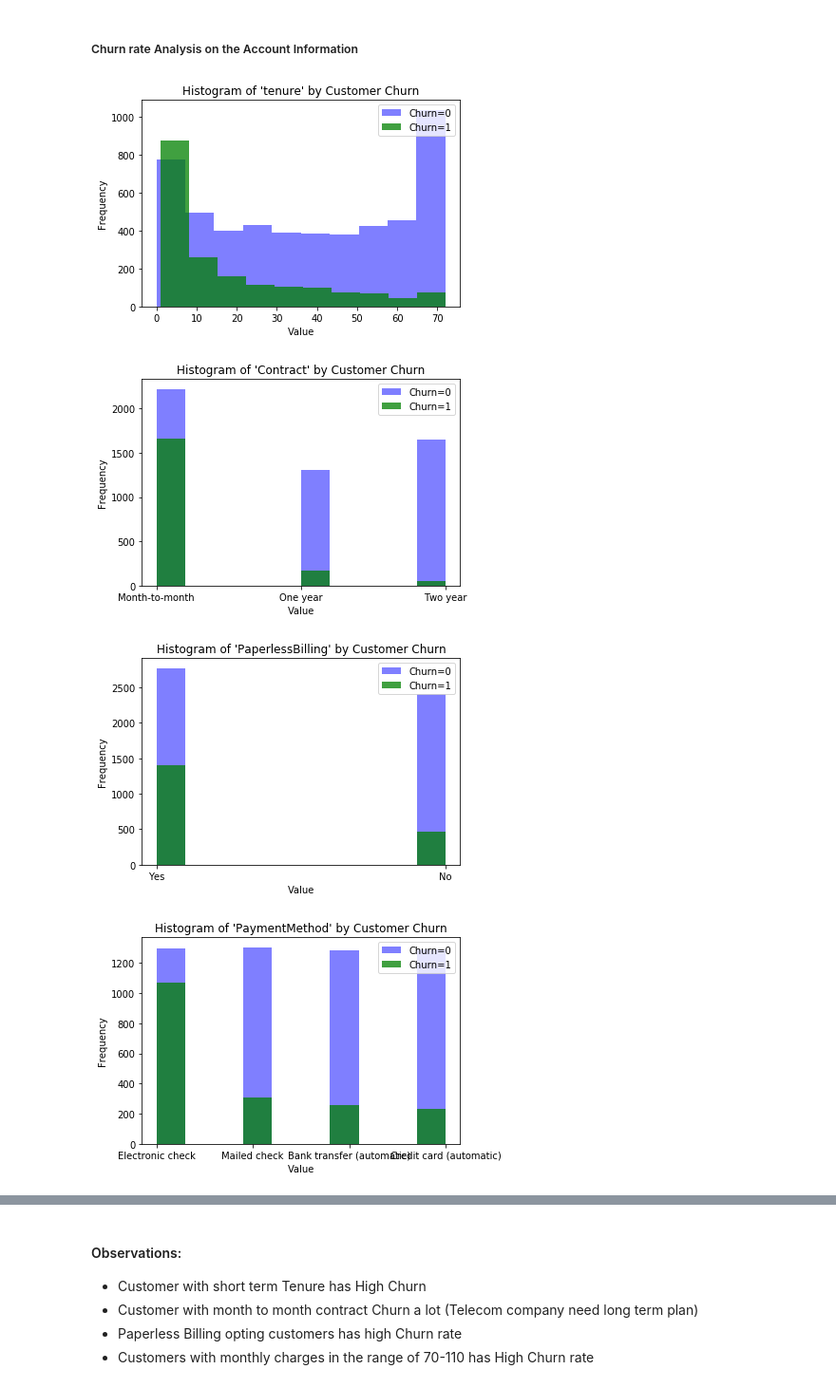
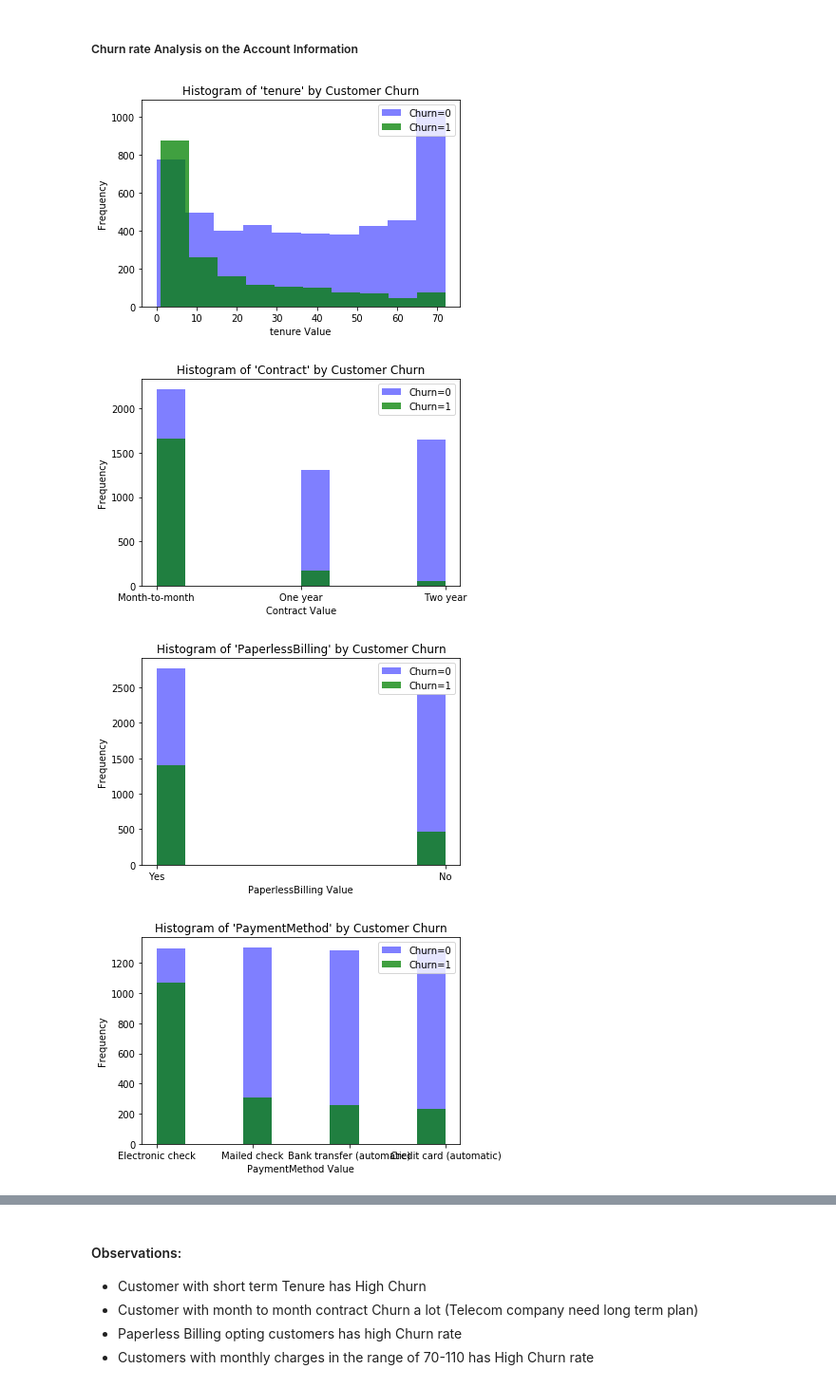
Before and after one commit to vipulpopat/MSCAI_CE4021_Project, a Jupyter notebook: Etivity_18195067.ipynb, the cells around one changed output, grey strips where cells are left out. Shown at 95% size. Drawn from its saved outputs; the diff is of its cells as text; code cells hidden in the pictures.

```diff
--- a/Etivity_18195067.ipynb
+++ b/Etivity_18195067.ipynb
@@ -154,12 +199,12 @@ Index(['customerID', 'gender', 'SeniorCitizen', 'Partner', 'Dependents',
 # %%
 # Plot histograms to show distribution of features by outcome categories (Depy2016)
 
-def plot_histogram_dv(x,y):
+def plot_histogram_dv(x,y, feature="feature"):
 
     plt.hist(list(x[y=="No"]), alpha=0.5, facecolor='blue', label='Churn=0')
     plt.hist(list(x[y=="Yes"]), alpha=0.75, facecolor='green', label='Churn=1')
     plt.title("Histogram of '{var_name}' by Customer Churn".format(var_name=x.name))
-    plt.xlabel("Value")
+    plt.xlabel("{} Value".format(feature))
     plt.ylabel("Frequency")
     plt.legend(loc='upper right')
     plt.show()
@@ -215,9 +260,9 @@ for service in services:
 account_info = ['tenure', 'Contract', 'PaperlessBilling', 'PaymentMethod', 'MonthlyCharges']
 # %%
 for info in account_info:
-    plot_histogram_dv(dataframe[info], dataframe.Churn)
+    plot_histogram_dv(dataframe[info], dataframe.Churn, info)
 # %% [output]
-[figure, old version]
+[figure, new version]
-[figure, old version]
+[figure, new version]
-[figure, old version]
+[figure, new version]
-[figure, old version]
+[figure, new version]
```
Also changed, not shown: parts of 41 cells of this notebook.
